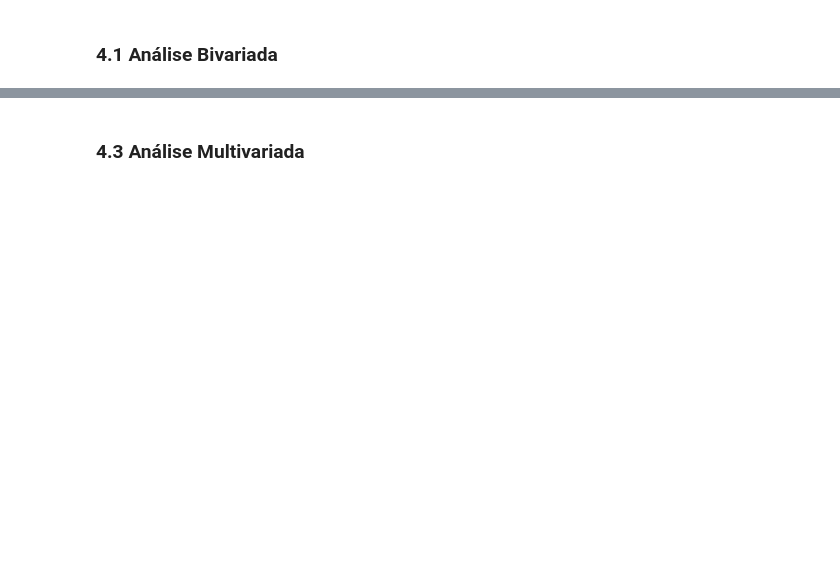
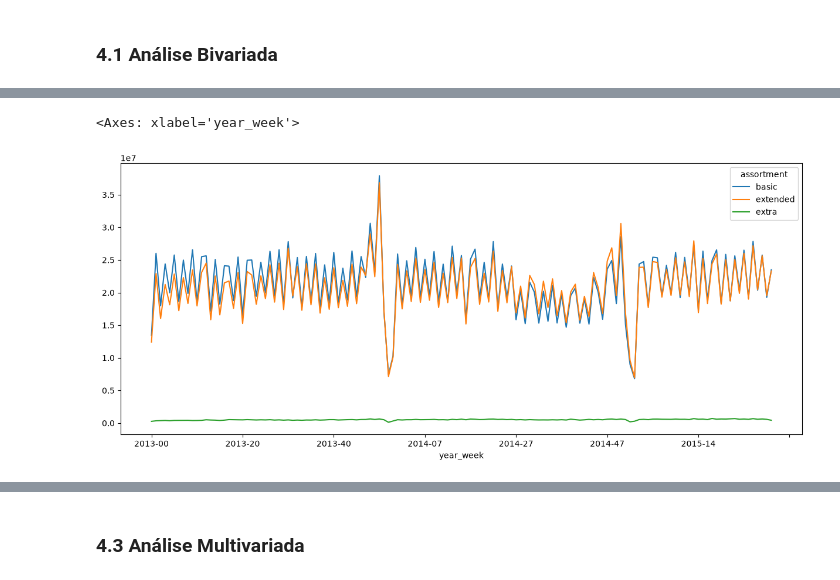
Before and after one commit to MarinaOnohara/Rossmann_Project, a Jupyter notebook: Notebooks/m04_v01_store_sales_prediction.ipynb, the cells around one changed output, grey strips where cells are left out. Cells and saved outputs as stored; diff of their text form; code cells hidden in the pictures; blank space fills up the shorter version.

```diff
--- a/Notebooks/m04_v01_store_sales_prediction.ipynb
+++ b/Notebooks/m04_v01_store_sales_prediction.ipynb
@@ -656,0 +666,7 @@ sns.kdeplot( df4[df4['assortment'] == 'extra']['sales'], label='extra', fill=Tru
+# %%
+aux2 = df4[['year_week', 'assortment', 'sales']].groupby(['year_week', 'assortment']).sum().reset_index()
+
+aux2.pivot( columns ='assortment' , index ='year_week', values='sales').plot(figsize=(15, 6))
+# %% [output]
+<Axes: xlabel='year_week'>
+[figure, added]
```
Also changed, not shown: parts of 9 cells of this notebook.
